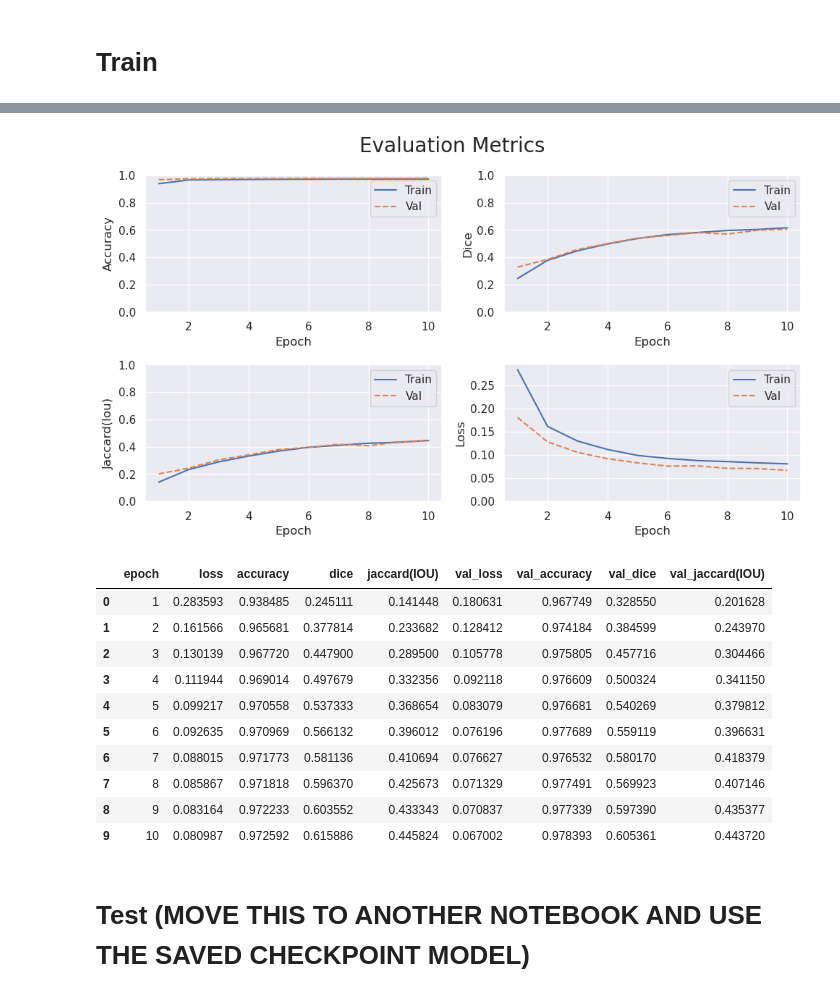
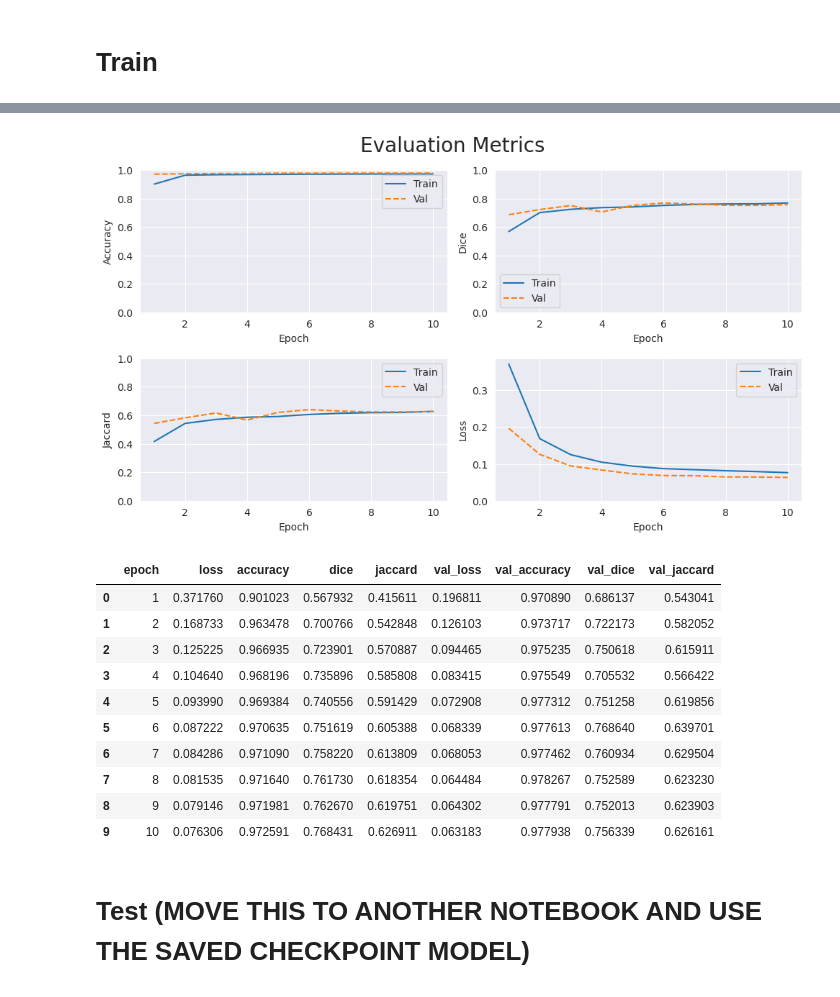
Before and after one commit to tekboart/crack-binary-semantic-segmentaion, a Jupyter notebook: 0 Interview/HKUST/train.ipynb, the cells around one changed output, grey strips where cells are left out. Cells and saved outputs as stored; diff of their text form; code cells hidden in the pictures.

Commit message:
(1) sent update to Dr., (2) add some keys to hyperparams, (3) modified saved plots/reports/json/pic/etc., (4) ready for applying transfer learning

```diff
--- a/0 Interview/HKUST/train.ipynb
+++ b/0 Interview/HKUST/train.ipynb
@@ -342,10 +342,11 @@ model = UnetScratch(in_channels=3, num_classes=hyper_params["num_classes"])
 # Train
 # %%
 from utils.metrics import (
-    accuracy_binary_segment,
-    dice_binary_segment,
-    jaccard_binary_segment,
+    AccuracyBinarySegment,
+    DiceBinarySegment,
+    JaccardBinarySegment,
 )
+
 from utils.training import train_model
 import utils.training
 import utils.metrics
@@ -354,21 +355,29 @@ reload(utils.training)
 reload(utils.metrics)
 
 
-metrics = ("accuracy", "dice", "jaccard(IOU)")
 # a dict to map metrics' name to correspoing fn
 metrics_fn = {
-    "accuracy": accuracy_binary_segment,
-    "dice": dice_binary_segment,
-    "jaccard(IOU)": jaccard_binary_segment,
+    "accuracy": AccuracyBinarySegment(),
+    "dice": DiceBinarySegment(),  # my custom dice
+    "jaccard": JaccardBinarySegment(),  # my custom jaccard
+    # "dice_torch": Dice(average="micro").to(device),
+    # "jaccard_torch": BinaryJaccardIndex().to(device),
 }
 
 # get the date-time (for filenames)
 start_train_time = datetime.today().strftime(time_format)
 
+# save hyperparams as a JSON file
+hyper_params_export_name = f"outputs/hyperparams/{start_train_time}@hyperparams.json"
+with open(hyper_params_export_name, "w") as f:
+    json.dump(hyper_params, f)
+
 # save the hyperparams to a csv file
-df = pd.DataFrame(hyper_params, index=[0]).T
-df.to_csv(f'outputs/hyperparams/{start_train_time}-hyperparams.csv', index=True, header=None)
-display(df)
+# df_hyperparam = pd.DataFrame(hyper_params, index=[0]).T
+# df_hyperparam.to_csv(f'outputs/hyperparams/{start_train_time}@hyperparams.csv', index=True, header=None)
+# print('The HyperParameters'.ljust(79, " "))
+# display(df_hyperparam)
+# del df_hyperparam
 
 # train the model
 history = train_model(
@@ -376,13 +385,14 @@ history = train_model(
     train_loader=train_loader,
     val_loader=val_loader,
     from_logits=True,
-    epochs=hyper_params['epochs'],
-    lr=hyper_params['lr'],
+    epochs=hyper_params["epochs"],
+    lr=hyper_params["lr"],
     device=device,
-    metrics=metrics,
     metrics_fn=metrics_fn,
-    save_model=False,
-    save_checkpoint_path="./models/",
+    save_model=True,
+    save_model_path="models/",
+    save_model_temp=True,
+    save_model_temp_path="temp/epoch_best_model_checkpoint/",
 )
 # %% [output]
 ---------------------------------- epoch 1/10 ---------------------------------
@@ -548,53 +572,54 @@ def plot_metrics(
         plt.subplot(plot_height, 2, i + 1)
         plt.plot(range(1, epochs + 1),
                  history[metric], color=colors[0], label="Train")
         plt.plot(
             range(1, epochs + 1),
             history["val_" + metric],
             color=colors[1],
             linestyle="--",
             label="Val",
         )
         plt.xlabel("Epoch")
         plt.ylabel(name)
         if metric == "loss":
             plt.ylim([0, plt.ylim()[1]])
         elif metric == "auc":
             plt.ylim([auc_min, 1])
         else:
             plt.ylim([0, 1])
 
         plt.legend()
         plt.tight_layout()
 
 
 # allow seaborn to set the style only for this plot
 with sns.axes_style("darkgrid", rc={"axes.grid": True}):
-    plot_metrics(history, hyper_params["epochs"], metrics + ("loss",))
+    plot_metrics(history, hyper_params["epochs"], list(metrics_fn) + ["loss",])
     plt.suptitle("Evaluation Metrics", fontsize=20)
     plt.tight_layout()
     plt.savefig(
-        f"outputs/plots/{start_train_time}-train_plot.pdf", bbox_inches="tight")
+        f"outputs/plots/{start_train_time}@train_plot.pdf", bbox_inches="tight")
     plt.show()
 # %% [output]
-[figure, old version]
+[figure, new version]
 # %%
 df = pd.DataFrame(history)
-df.insert(loc=0, column="epoch", value=range(1, hyper_params['epochs'] + 1))
-df.to_csv(f"outputs/history/{start_train_time}-train_plot.csv", index=False)
-df
+df.insert(loc=0, column="epoch", value=range(1, len(df.index) + 1))
+df.to_csv(f"outputs/history/{start_train_time}@train_plot.csv", index=False)
+display(df)
+del df
 # %% [output]
-|  | epoch | loss | accuracy | dice | jaccard(IOU) | val_loss | val_accuracy | val_dice | val_jaccard(IOU) |
-| 0 | 1 | 0.283593 | 0.938485 | 0.245111 | 0.141448 | 0.180631 | 0.967749 | 0.328550 | 0.201628 |
-| 1 | 2 | 0.161566 | 0.965681 | 0.377814 | 0.233682 | 0.128412 | 0.974184 | 0.384599 | 0.243970 |
-| 2 | 3 | 0.130139 | 0.967720 | 0.447900 | 0.289500 | 0.105778 | 0.975805 | 0.457716 | 0.304466 |
-| 3 | 4 | 0.111944 | 0.969014 | 0.497679 | 0.332356 | 0.092118 | 0.976609 | 0.500324 | 0.341150 |
-| 4 | 5 | 0.099217 | 0.970558 | 0.537333 | 0.368654 | 0.083079 | 0.976681 | 0.540269 | 0.379812 |
-| 5 | 6 | 0.092635 | 0.970969 | 0.566132 | 0.396012 | 0.076196 | 0.977689 | 0.559119 | 0.396631 |
-| 6 | 7 | 0.088015 | 0.971773 | 0.581136 | 0.410694 | 0.076627 | 0.976532 | 0.580170 | 0.418379 |
-| 7 | 8 | 0.085867 | 0.971818 | 0.596370 | 0.425673 | 0.071329 | 0.977491 | 0.569923 | 0.407146 |
-| 8 | 9 | 0.083164 | 0.972233 | 0.603552 | 0.433343 | 0.070837 | 0.977339 | 0.597390 | 0.435377 |
-| 9 | 10 | 0.080987 | 0.972592 | 0.615886 | 0.445824 | 0.067002 | 0.978393 | 0.605361 | 0.443720 |
+|  | epoch | loss | accuracy | dice | jaccard | val_loss | val_accuracy | val_dice | val_jaccard |
+| 0 | 1 | 0.371760 | 0.901023 | 0.567932 | 0.415611 | 0.196811 | 0.970890 | 0.686137 | 0.543041 |
+| 1 | 2 | 0.168733 | 0.963478 | 0.700766 | 0.542848 | 0.126103 | 0.973717 | 0.722173 | 0.582052 |
+| 2 | 3 | 0.125225 | 0.966935 | 0.723901 | 0.570887 | 0.094465 | 0.975235 | 0.750618 | 0.615911 |
+| 3 | 4 | 0.104640 | 0.968196 | 0.735896 | 0.585808 | 0.083415 | 0.975549 | 0.705532 | 0.566422 |
+| 4 | 5 | 0.093990 | 0.969384 | 0.740556 | 0.591429 | 0.072908 | 0.977312 | 0.751258 | 0.619856 |
+| 5 | 6 | 0.087222 | 0.970635 | 0.751619 | 0.605388 | 0.068339 | 0.977613 | 0.768640 | 0.639701 |
+| 6 | 7 | 0.084286 | 0.971090 | 0.758220 | 0.613809 | 0.068053 | 0.977462 | 0.760934 | 0.629504 |
+| 7 | 8 | 0.081535 | 0.971640 | 0.761730 | 0.618354 | 0.064484 | 0.978267 | 0.752589 | 0.623230 |
+| 8 | 9 | 0.079146 | 0.971981 | 0.762670 | 0.619751 | 0.064302 | 0.977791 | 0.752013 | 0.623903 |
+| 9 | 10 | 0.076306 | 0.972591 | 0.768431 | 0.626911 | 0.063183 | 0.977938 | 0.756339 | 0.626161 |
 # %% [markdown]
 # Test (MOVE THIS TO ANOTHER NOTEBOOK AND USE THE SAVED CHECKPOINT MODEL)
 # %%
```
Also changed, not shown: parts of 12 cells of this notebook.
